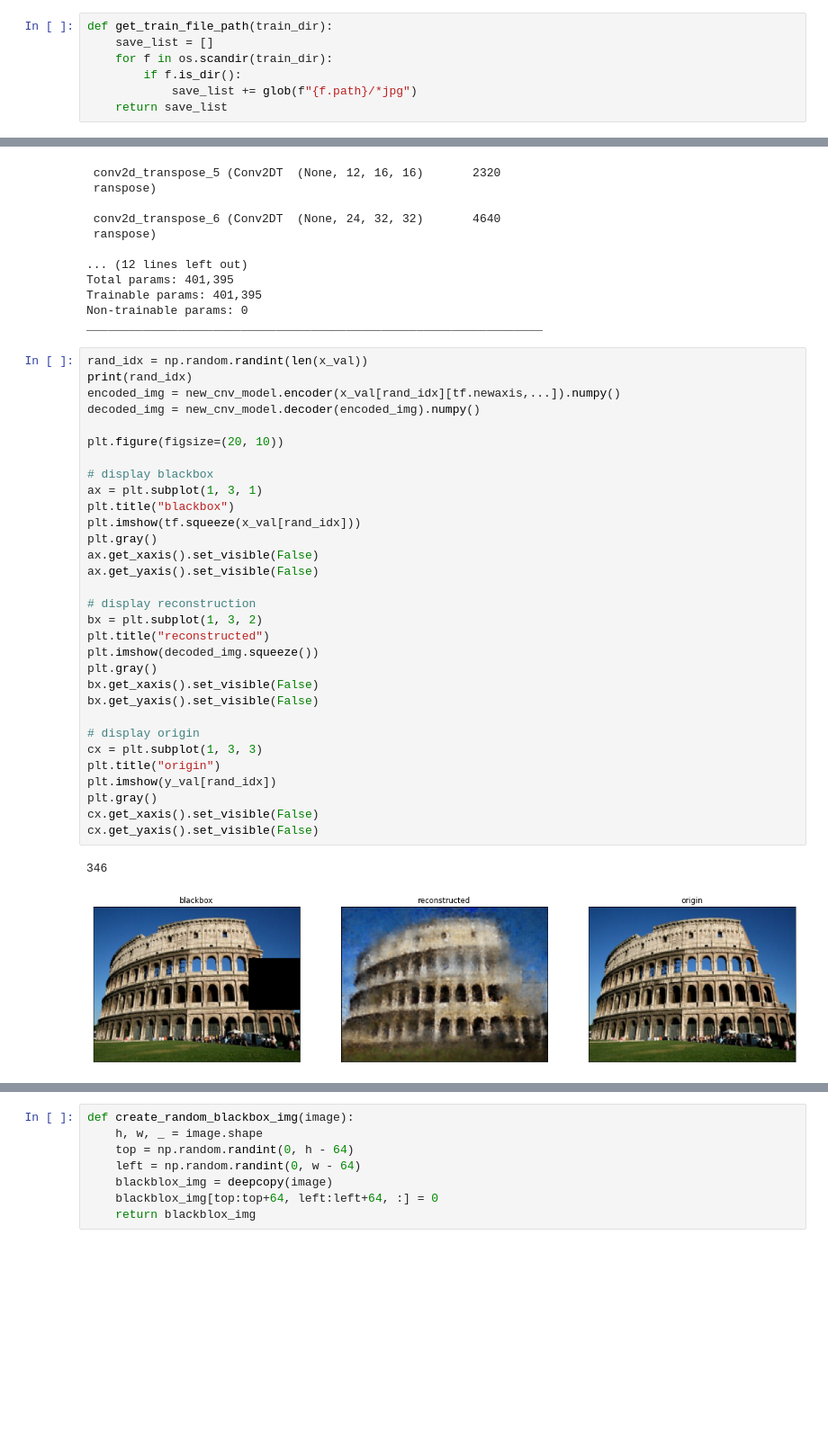
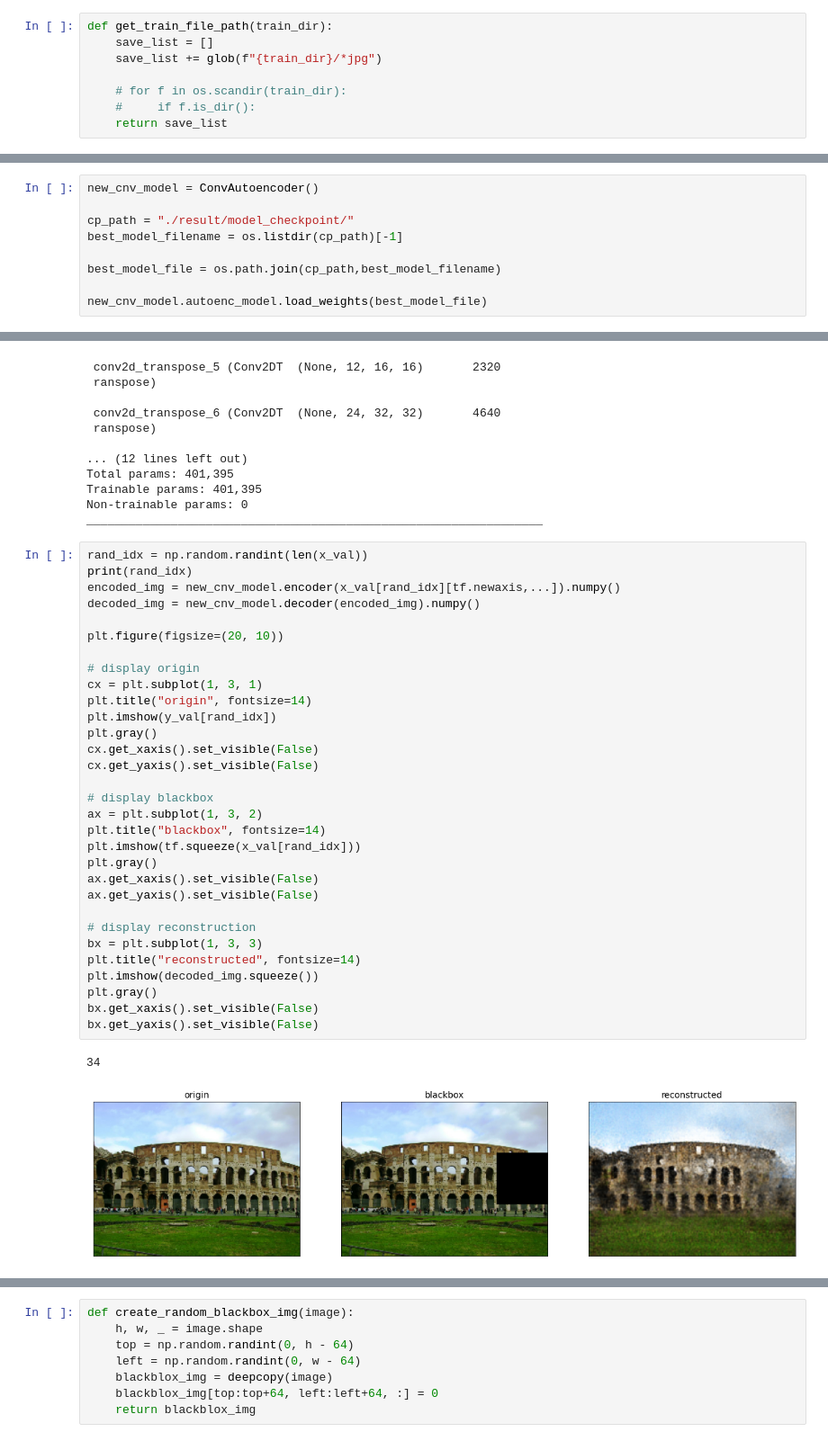
Before and after one commit to seongbae15/PJT_PhotoEraser_Autoencoder, a Jupyter notebook: PhotoEraser_Test1_Autoencoder_v5.ipynb, the cells around one changed output, grey strips where cells are left out. Shown at 90% size. Saved outputs shown, nothing was run; the diff lists cells and outputs as text; blank space fills up the shorter version.

```diff
--- a/PhotoEraser_Test1_Autoencoder_v5.ipynb
+++ b/PhotoEraser_Test1_Autoencoder_v5.ipynb
@@ -28,9 +28,10 @@ test_dir = base_path + "test/"
 # %%
 def get_train_file_path(train_dir):
     save_list = []
-    for f in os.scandir(train_dir):
-        if f.is_dir():
-            save_list += glob(f"{f.path}/*jpg")
+    save_list += glob(f"{train_dir}/*jpg")
+
+    # for f in os.scandir(train_dir):
+    #     if f.is_dir():
     return save_list
 # %%
 train_scene_files = get_train_file_path(train_dir)
@@ -285,3 +287,12 @@ new_cnv_model.autoenc_model.load_weights("./result/autoenc/best_model/autoenc5_r
+# %%
+new_cnv_model = ConvAutoencoder()
+
+cp_path = "./result/model_checkpoint/"
+best_model_filename = os.listdir(cp_path)[-1]
+
+best_model_file = os.path.join(cp_path,best_model_filename)
+
+new_cnv_model.autoenc_model.load_weights(best_model_file)
 # %%
 new_cnv_model.autoenc_model.summary()
 # %% [output]
@@ -345,37 +356,37 @@ _________________________________________________________________
 # %%
 rand_idx = np.random.randint(len(x_val))
 print(rand_idx)
 encoded_img = new_cnv_model.encoder(x_val[rand_idx][tf.newaxis,...]).numpy()
 decoded_img = new_cnv_model.decoder(encoded_img).numpy()
 
 plt.figure(figsize=(20, 10))
 
+# display origin
+cx = plt.subplot(1, 3, 1)
+plt.title("origin", fontsize=14)
+plt.imshow(y_val[rand_idx])
+plt.gray()
+cx.get_xaxis().set_visible(False)
+cx.get_yaxis().set_visible(False)
+
 # display blackbox
-ax = plt.subplot(1, 3, 1)
-plt.title("blackbox")
+ax = plt.subplot(1, 3, 2)
+plt.title("blackbox", fontsize=14)
 plt.imshow(tf.squeeze(x_val[rand_idx]))
 plt.gray()
 ax.get_xaxis().set_visible(False)
 ax.get_yaxis().set_visible(False)
 
 # display reconstruction
-bx = plt.subplot(1, 3, 2)
-plt.title("reconstructed")
+bx = plt.subplot(1, 3, 3)
+plt.title("reconstructed", fontsize=14)
 plt.imshow(decoded_img.squeeze())
 plt.gray()
 bx.get_xaxis().set_visible(False)
 bx.get_yaxis().set_visible(False)
-
-# display origin
-cx = plt.subplot(1, 3, 3)
-plt.title("origin")
-plt.imshow(y_val[rand_idx])
-plt.gray()
-cx.get_xaxis().set_visible(False)
-cx.get_yaxis().set_visible(False)
 # %% [output]
-346
+34
-[figure, old version]
+[figure, new version]
 # %%
 rand_idx = np.random.randint(len(x_test))
 print(rand_idx)
```
Also changed, not shown: parts of 14 cells of this notebook.
